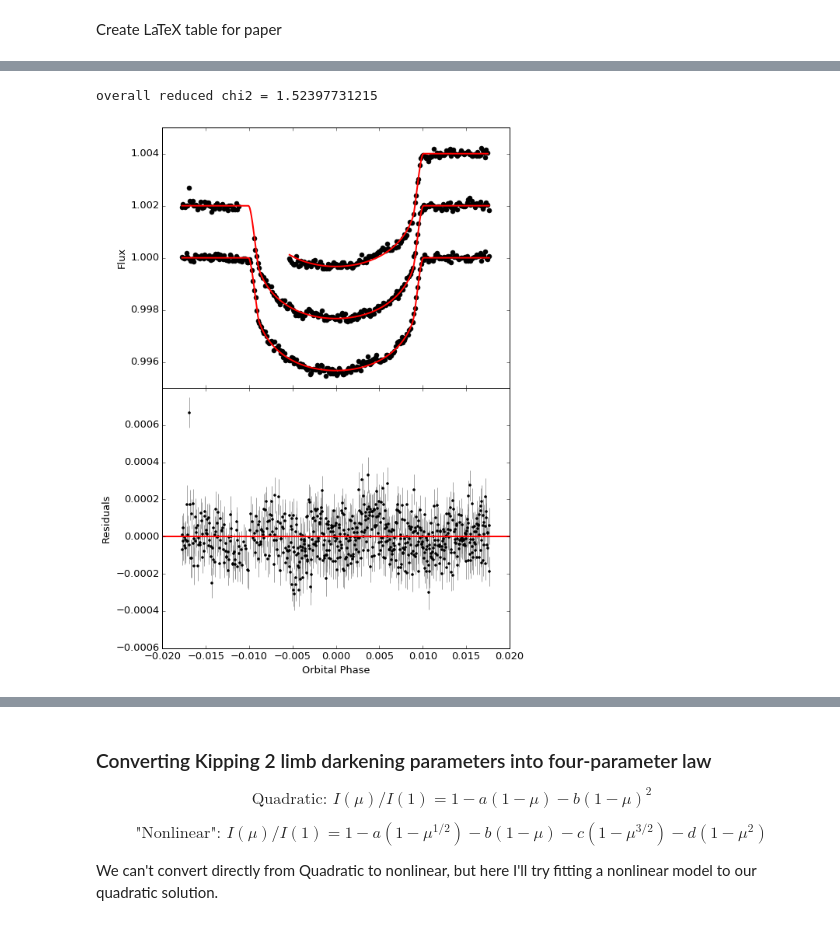
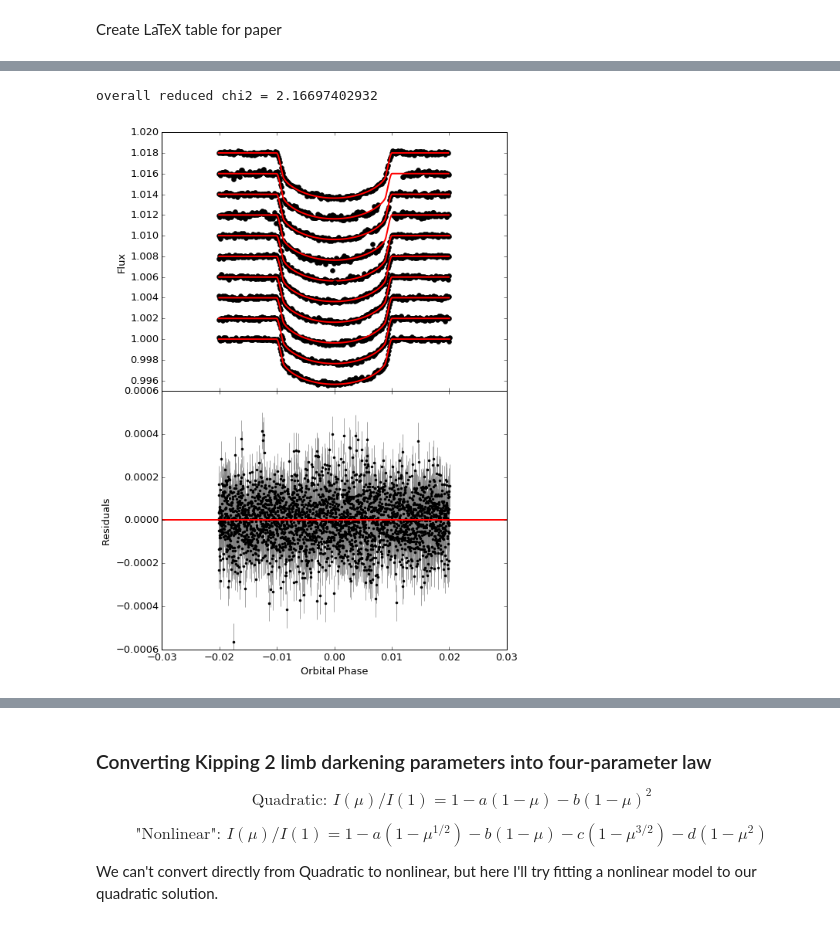
Before and after one commit to bmorris3/starspots, a Jupyter notebook: hat11/fit_transit_shallow.ipynb, the cells around one changed output, grey strips where cells are left out. Cells and saved outputs as stored; diff of their text form; code cells hidden in the pictures.

```diff
--- a/hat11/fit_transit_shallow.ipynb
+++ b/hat11/fit_transit_shallow.ipynb
@@ -71,7 +30,11 @@ Then fit the out-of-transit portions of each transti for a linear baseline trend
 # %%
-from datacleaner import LightCurve
 short_transits = LightCurve(name='transits_short', **short_lc.mask_out_of_transit())
-short_transits.save_to(data_path, overwrite=True)
 transits = short_transits.get_transit_light_curves()
+
+
+quarter_maxes = short_lc.get_quarterly_maxes()
 for transit in transits:
-    transit.remove_linear_baseline()
+    q = transit.quarters[0]
+    transit.subtract_add_divide(quarter_maxes[q], order=2, plots=False)
+
+transits[33].plot()
@@ -123,14 +69,12 @@ transits[10].plot()
 #chi2_threshold = 6.1
 #depth_threshold = 0.003513
 
-chi2_threshold = 2.45#3.45#6.7
+chi2_threshold = 2.5995
 depth_threshold = 0.0035
-reload(datacleaner)
-from datacleaner import concatenate_transit_light_curves
-spotless_transit_inds = (np.log(chi2) < chi2_threshold) * (np.array(depths) < depth_threshold)
+
+spotless_transit_inds = (np.log(chi2) < chi2_threshold) * (np.array(depths) > depth_threshold)
 spotless_transits = concatenate_transit_light_curves([transit for i, transit in enumerate(transits)
                                                       if spotless_transit_inds[i]], name='spotless_transits')
-spotless_transits.save_to(data_path, overwrite=True)
 
 print('# spotless transits: {}'.format(np.count_nonzero(spotless_transit_inds)))
 fig, ax = plt.subplots(figsize=(6, 6))
@@ -174,19 +125,15 @@ Mean times of three 'spotless' transits: [2454962.7009082022, 2455348.8397248308
 
 Here I'm fitting for: $t_0$, depth, duration, impact parameter and Kipping's efficient two-parameter limb-darkening terms $q_1$, $q_2$.
 # %%
-import cleanfit
-reload(cleanfit)
-from cleanfit import run_emcee, plot_triangle
+from starspots.fitting import run_emcee, plot_triangle
 
 # Use least-sq results and Deming 2011 params to start MCMC
 [t0, depth, dur, b] = [2454605.89155, 0.003365, 0.092, 0.307]#leastsq_fit_params
 [q1, q2] = [0.518, 0.426] # Claret -> Kipping
 p0 = [t0, depth, dur, b, q1, q2]
 n_steps = 1500
-scale_the_errors_by_a_factor_of = 1.0
 transit_lc = spotless_transits
 # n_steps=1000 Takes about ~3 min
 samples, sampler = run_emcee(p0, transit_lc.times.jd, transit_lc.fluxes,
-                             scale_the_errors_by_a_factor_of*transit_lc.errors,
-                             n_steps)
+                             transit_lc.errors, n_steps)
 # %%
@@ -487,34 +413,35 @@ for i in range(len(t_splits) - 1):
                   transit_lc.fluxes[start:stop] - transitmodel,
                   transit_lc.errors[start:stop],
                   fmt=',', color='gray', capsize=0, ecolor='gray', alpha=0.7)
 
     ax[1].plot(phase, transit_lc.fluxes[start:stop] - transitmodel,
               '.', color='k')
 
     transit_chi2.append(np.sum((transit_lc.fluxes[start:stop] - transitmodel)**2 /
                            transit_lc.errors[start:stop]**2))
     n_fluxes.append(len(transit_lc.fluxes[start:stop]))
 total_chi2 = np.sum(transit_chi2)/(np.sum(n_fluxes) - 6)
 print("overall reduced chi2 = {0}".format(total_chi2))
 
 ax[1].set_xlabel('Orbital Phase')
 ax[1].axhline(0, ls='-', color='r', lw=2)
 ax[0].set_ylabel('Flux')
 ax[1].set_ylabel('Residuals')
 
 # Set tick labels
 ax[1].set_yticks(np.arange(-0.0006, 0.0008, 0.0002))
-ax[0].set_yticks(np.arange(0.996, 1.005, 0.002))
+ax[1].set_ylim((-0.0006, 0.0006))
+ax[0].set_yticks(np.arange(0.996, 1.020, 0.002))
 
 spacing = 0.05
 fig.subplots_adjust(hspace=0)
 #fig.subplots_adjust(hspace=spacing, wspace=spacing)
 #fig.suptitle('"Spotless" transits', fontsize=20, ha='center')
 dropbox_path = '/astro/users/bmmorris/Dropbox/sharelatex/STSP_HAT-P-11/'
 
-fig.savefig(os.path.join(dropbox_path, "figures", "splotless_transits_compact.png"),
+fig.savefig(os.path.join(dropbox_path, "figures", "spotless_transits_compact.png"),
             bbox_inches='tight', dpi=500)
 plt.show()
 # %% [output]
-overall reduced chi2 = 1.52397731215
+overall reduced chi2 = 2.16697402932
-[figure, old version]
+[figure, new version]
```
Also changed, not shown: parts of 38 cells of this notebook, 4 other files.
